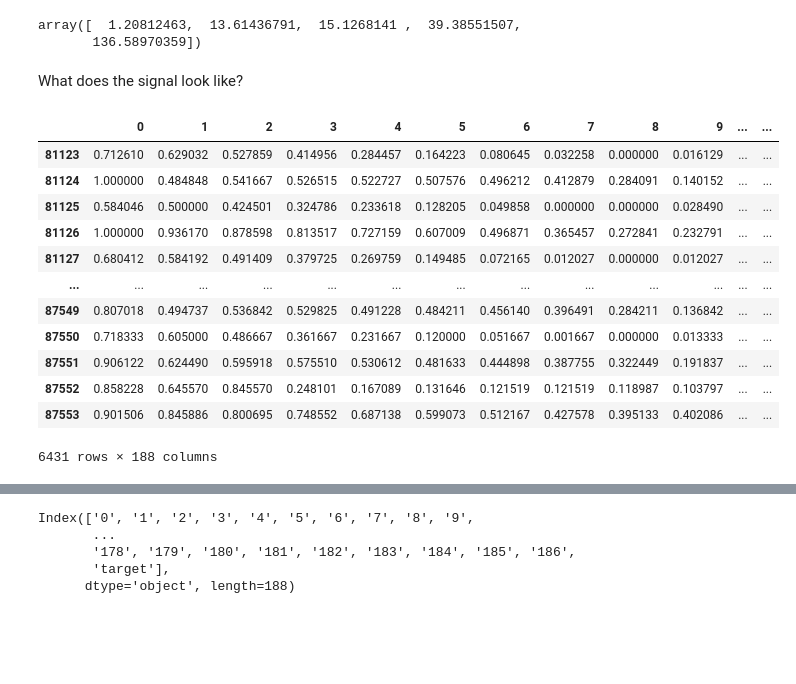
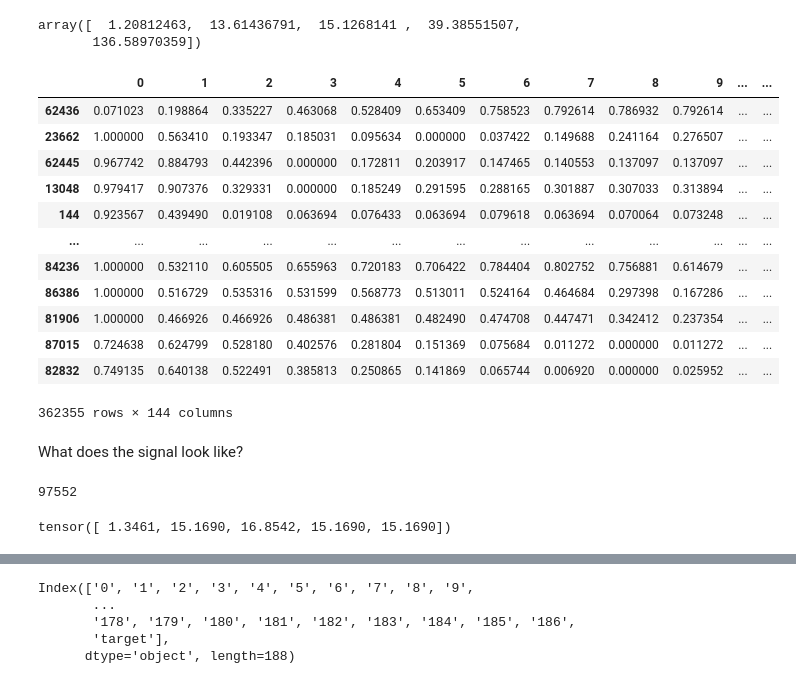
Before and after one commit to ydibbet/group_c, a Jupyter notebook: notebooks/01_explore-heart.ipynb, the cells around one changed output, grey strips where cells are left out. Drawn from its saved outputs; the diff is of its cells as text; code cells hidden in the pictures; blank space fills up the shorter version.

```diff
--- a/notebooks/01_explore-heart.ipynb
+++ b/notebooks/01_explore-heart.ipynb
@@ -54,24 +54,50 @@ test.to_numpy()
 # %% [output]
 array([  1.20812463,  13.61436791,  15.1268141 ,  39.38551507,
        136.58970359])
+# %%
+grouped = train_df.groupby('target')
+grouped = grouped.sample(n=grouped.size().max(), replace=True)
+grouped.iloc[:, :144]
+# %% [output]
+|  | 0 | 1 | 2 | 3 | 4 | 5 | 6 | 7 | 8 | 9 | ... | ... |
+| 62436 | 0.071023 | 0.198864 | 0.335227 | 0.463068 | 0.528409 | 0.653409 | 0.758523 | 0.792614 | 0.786932 | 0.792614 | ... | ... |
+| 23662 | 1.000000 | 0.563410 | 0.193347 | 0.185031 | 0.095634 | 0.000000 | 0.037422 | 0.149688 | 0.241164 | 0.276507 | ... | ... |
+| 62445 | 0.967742 | 0.884793 | 0.442396 | 0.000000 | 0.172811 | 0.203917 | 0.147465 | 0.140553 | 0.137097 | 0.137097 | ... | ... |
+| 13048 | 0.979417 | 0.907376 | 0.329331 | 0.000000 | 0.185249 | 0.291595 | 0.288165 | 0.301887 | 0.307033 | 0.313894 | ... | ... |
+| 144 | 0.923567 | 0.439490 | 0.019108 | 0.063694 | 0.076433 | 0.063694 | 0.079618 | 0.063694 | 0.070064 | 0.073248 | ... | ... |
+| ... | ... | ... | ... | ... | ... | ... | ... | ... | ... | ... | ... | ... |
+| 84236 | 1.000000 | 0.532110 | 0.605505 | 0.655963 | 0.720183 | 0.706422 | 0.784404 | 0.802752 | 0.756881 | 0.614679 | ... | ... |
+| 86386 | 1.000000 | 0.516729 | 0.535316 | 0.531599 | 0.568773 | 0.513011 | 0.524164 | 0.464684 | 0.297398 | 0.167286 | ... | ... |
+| 81906 | 1.000000 | 0.466926 | 0.466926 | 0.486381 | 0.486381 | 0.482490 | 0.474708 | 0.447471 | 0.342412 | 0.237354 | ... | ... |
+| 87015 | 0.724638 | 0.624799 | 0.528180 | 0.402576 | 0.281804 | 0.151369 | 0.075684 | 0.011272 | 0.000000 | 0.011272 | ... | ... |
+| 82832 | 0.749135 | 0.640138 | 0.522491 | 0.385813 | 0.250865 | 0.141869 | 0.065744 | 0.006920 | 0.000000 | 0.025952 | ... | ... |
+362355 rows × 144 columns
 # %% [markdown]
 What does the signal look like?
-# %%
-train_df[train_df['target'] == 4.0]
-# %% [output]
-|  | 0 | 1 | 2 | 3 | 4 | 5 | 6 | 7 | 8 | 9 | ... | ... |
-| 81123 | 0.712610 | 0.629032 | 0.527859 | 0.414956 | 0.284457 | 0.164223 | 0.080645 | 0.032258 | 0.000000 | 0.016129 | ... | ... |
-| 81124 | 1.000000 | 0.484848 | 0.541667 | 0.526515 | 0.522727 | 0.507576 | 0.496212 | 0.412879 | 0.284091 | 0.140152 | ... | ... |
-| 81125 | 0.584046 | 0.500000 | 0.424501 | 0.324786 | 0.233618 | 0.128205 | 0.049858 | 0.000000 | 0.000000 | 0.028490 | ... | ... |
-| 81126 | 1.000000 | 0.936170 | 0.878598 | 0.813517 | 0.727159 | 0.607009 | 0.496871 | 0.365457 | 0.272841 | 0.232791 | ... | ... |
-| 81127 | 0.680412 | 0.584192 | 0.491409 | 0.379725 | 0.269759 | 0.149485 | 0.072165 | 0.012027 | 0.000000 | 0.012027 | ... | ... |
-| ... | ... | ... | ... | ... | ... | ... | ... | ... | ... | ... | ... | ... |
-| 87549 | 0.807018 | 0.494737 | 0.536842 | 0.529825 | 0.491228 | 0.484211 | 0.456140 | 0.396491 | 0.284211 | 0.136842 | ... | ... |
-| 87550 | 0.718333 | 0.605000 | 0.486667 | 0.361667 | 0.231667 | 0.120000 | 0.051667 | 0.001667 | 0.000000 | 0.013333 | ... | ... |
-| 87551 | 0.906122 | 0.624490 | 0.595918 | 0.575510 | 0.530612 | 0.481633 | 0.444898 | 0.387755 | 0.322449 | 0.191837 | ... | ... |
-| 87552 | 0.858228 | 0.645570 | 0.845570 | 0.248101 | 0.167089 | 0.131646 | 0.121519 | 0.121519 | 0.118987 | 0.103797 | ... | ... |
-| 87553 | 0.901506 | 0.845886 | 0.800695 | 0.748552 | 0.687138 | 0.599073 | 0.512167 | 0.427578 | 0.395133 | 0.402086 | ... | ... |
-6431 rows × 188 columns
+# %%
+t0 = train_df[train_df['target'] == 0.0]
+t2 = train_df[train_df['target'] == 2.0]
+t4 = train_df[train_df['target'] == 4.0]
+t1 = train_df[train_df['target'] == 1.0]
+t3 = train_df[train_df['target'] == 3.0]
+
+t1s = t1.sample(n=t4.shape[0], replace=True)
+t3s = t3.sample(n=t4.shape[0], replace=True)
+
+comb = pd.concat([t0,t1s,t2,t3s,t4])
+comb.shape[0]
+# %% [output]
+97552
+# %%
+import torch
+
+train_percentages = comb.target.value_counts(normalize=True).sort_index() * 100
+
+weights = torch.tensor((100 / train_percentages).to_numpy()).float()
+
+weights
+# %% [output]
+tensor([ 1.3461, 15.1690, 16.8542, 15.1690, 15.1690])
 # %%
 import seaborn as sns
 import matplotlib.pyplot as plt
```
Also changed, not shown: parts of 1 cell of this notebook, 6 other files.
